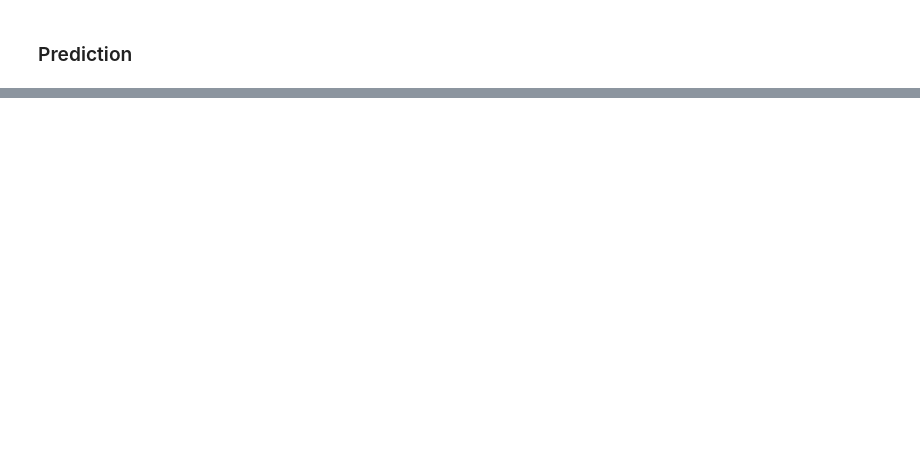
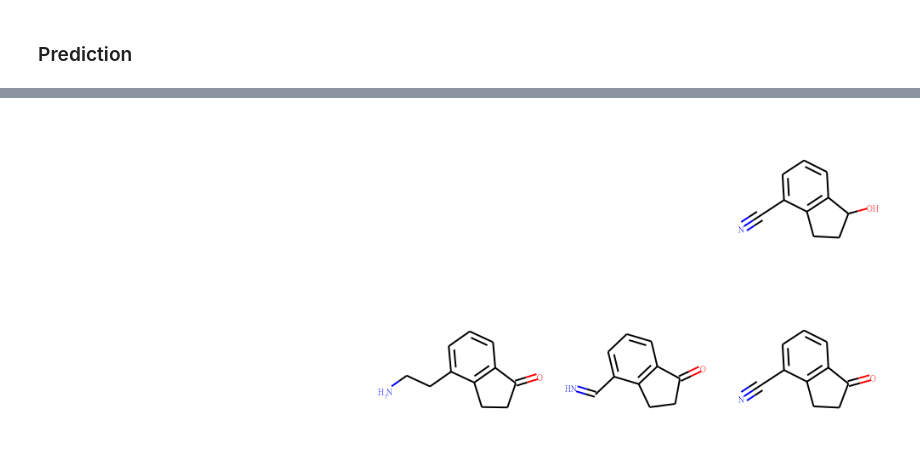
Before and after one commit to UWDIRECT-2019/DarKnight, a Jupyter notebook: darknight/important_notebooks/Avg_rxn_vec_KA.ipynb, the cells around one changed output, grey strips where cells are left out. Cells and saved outputs as stored; diff of their text form; code cells hidden in the pictures; blank space fills up the shorter version.

```diff
--- a/darknight/important_notebooks/Avg_rxn_vec_KA.ipynb
+++ b/darknight/important_notebooks/Avg_rxn_vec_KA.ipynb
@@ -194,0 +231,16 @@ img
+# %%
+# Predict the 5th reaction in the training set
+r_p5 = katest['reactants'][4]
+rvec_p5 = [darkchem.utils.struct2vec(r_p5)]
+rvec_p5 = np.array(rvec_p5).astype(int)
+r_p5_latent = model.encoder.predict(rvec_p5)
+p_p5_latent = r_p5_latent + path_vec
+pvec_p5 = model.decoder.predict(p_p5_latent)
+p_p5 = darkchem.utils.beamsearch(pvec_p5, k=10)
+df = {}
+df['p_p5'] = [darkchem.utils.vec2struct(i) for i in p_p5[0]]
+df['p_p5_mol'] = [Chem.MolFromSmiles(df['p_p5'][i]) for i in range(len(df['p_p5']))]
+img = Chem.Draw.MolsToGridImage(df['p_p5_mol'], molsPerRow=5, subImgSize=(200, 200))
+img
+# %% [output]
+[figure, added]
```
Also changed, not shown: parts of 21 cells of this notebook, 5 other files.
